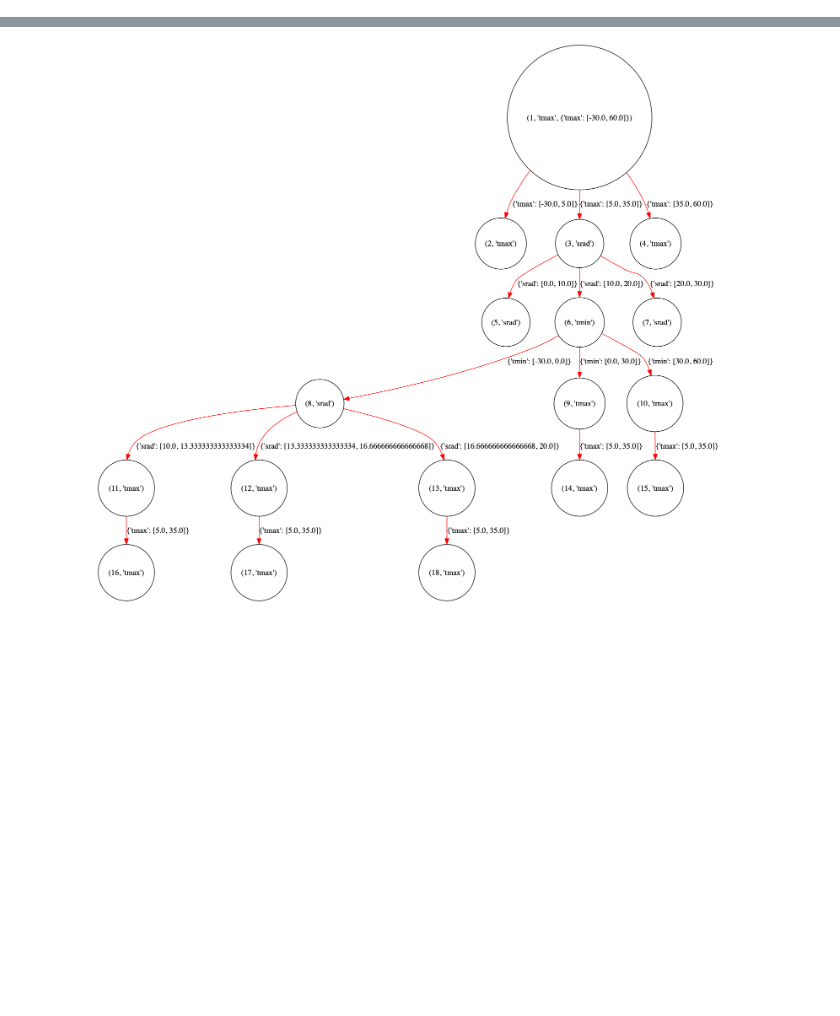
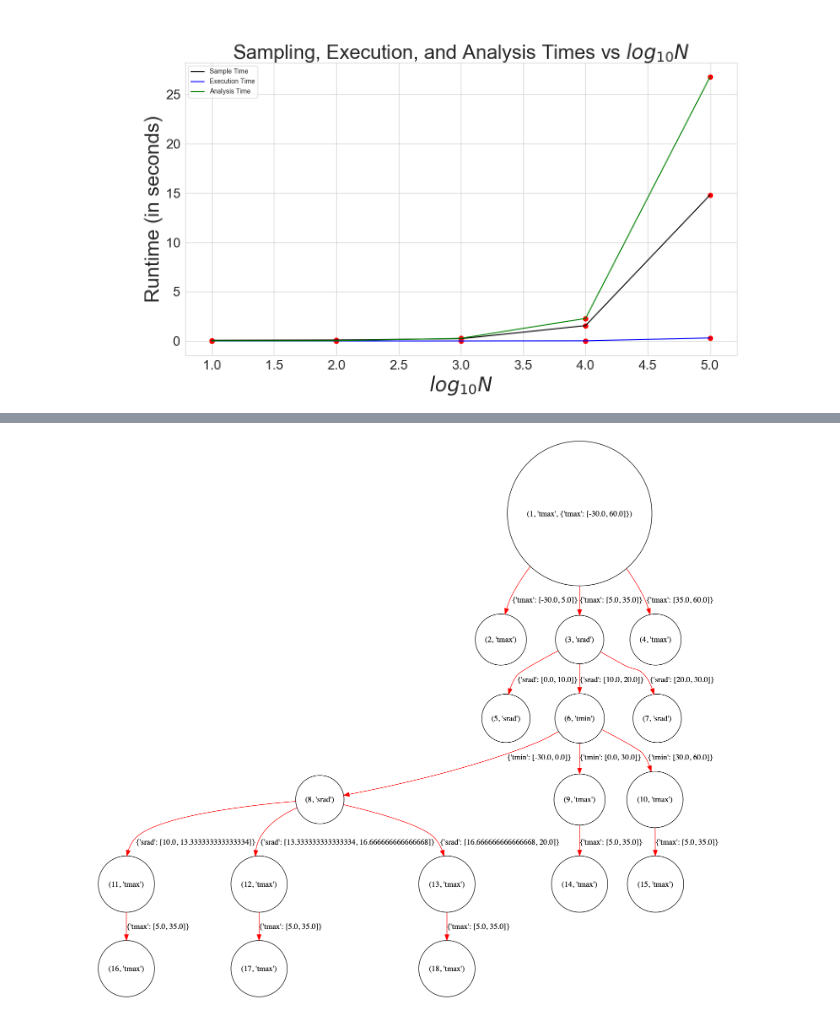
Before and after one commit to ml4ai/automates, a Jupyter notebook: notebooks/ISA.ipynb, the cells around one changed output, grey strips where cells are left out. Saved outputs shown, nothing was run; the diff lists cells and outputs as text; code cells hidden in the pictures; blank space fills up the shorter version.

```diff
--- a/notebooks/ISA.ipynb
+++ b/notebooks/ISA.ipynb
@@ -27,0 +66,4 @@ def PETPT(tmax, tmin, srad, xhlai, msalb):
+# %%
+Image('PETPT_runtime.png', width=1000,  height=1000)
+# %% [output]
+[figure, added]
```
Also changed, not shown: parts of 22 cells of this notebook.
